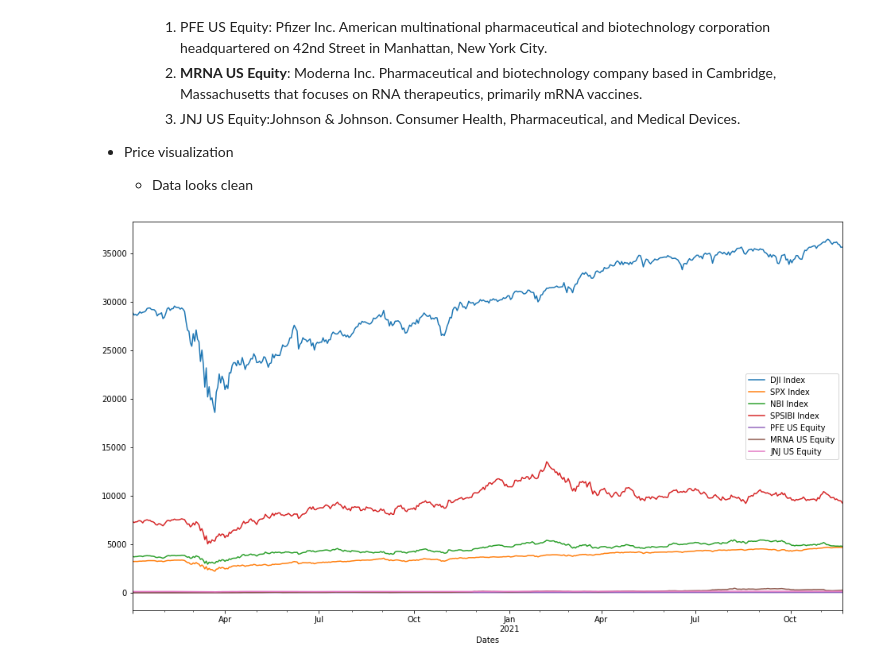
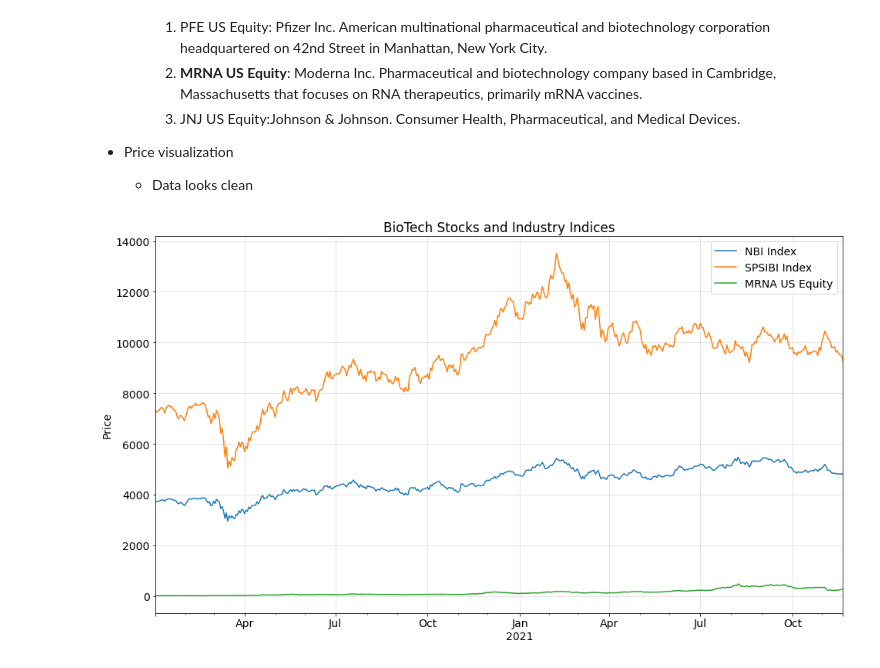
Before and after one commit to type-null/crypto-control, a Jupyter notebook: code/CUSUM4Crypto.ipynb, the cells around one changed output. Drawn from its saved outputs; the diff is of its cells as text; code cells hidden in the pictures.

```diff
--- a/code/CUSUM4Crypto.ipynb
+++ b/code/CUSUM4Crypto.ipynb
@@ -42,3 +63,38 @@ cryptos.head()
+# %%
+from matplotlib.dates import DateFormatter
+plt.rcParams["font.size"] = 14
+def plotPriceWithSignal(df):
+    # optimze looking later
+    plt.plot(df.index,df['price'], c='black')
+    #df.loc[:, 'price'].plot()
+    buy = df.loc[df['signal']==1, 'price']
+    plt.scatter(buy.index, buy, c="green", marker="^", s=150, label="Buy signal")
+    sell = df.loc[df['signal']==-1, 'price']
+    plt.scatter(sell.index, sell, c="r", marker="v", s=150, label="Sell signal")
+    #plt.title("Buy/Sell Signal using CUSUM", fontsize=28, fontname="Times New Roman")
+    plt.legend([coin,'Buy Signal','Sell signal'],loc='best',
+               fontsize=16, facecolor='white', frameon=True, edgecolor='0.6', framealpha=80)
+    plt.xlabel('')
+    plt.ylabel('Price', fontname = 'Times New Roman', fontsize=20)
+    plt.yticks(fontsize=13)
+    #plt.xticks(np.arange(1,1000,1000))
+
+    #set_major_formatter(matplotlib.dates.DateFormatter("%Y"))
+    #X = plt.gca().xaxis
+
+    # Set the locator
+    #locator = mdates.MonthLocator()  # every month
+    # Specify the format - %b gives us Jan, Feb...
+    #fmt = mdates.DateFormatter('%b')
+
+    #X.set_major_locator(locator)
+    # Specify formatter
+    #X.set_major_formatter(fmt)
+    X=plt.gca().xaxis
+    date_form = DateFormatter("%H:%M\n%h-%d")
+    X.set_major_formatter(date_form)
+    plt.grid(alpha=0.4)
+    plt.show()
 # %% [markdown]
 ### Generalized CUSUM filter rule
 
@@ -317,10 +384,15 @@ Adjust biomedical company stock price by biotech indices
     + Data looks clean
 # %%
 securities = pd.read_excel("../data/biostocks.xlsx", parse_dates=True, index_col="Dates")
-securities.plot()
+securities.loc[:, ['NBI Index', 'SPSIBI Index', 'MRNA US Equity']].plot()
+plt.ylabel("Price")
+plt.xlabel("")
+plt.title("BioTech Stocks and Industry Indices")
+plt.legend(loc='best')
+plt.grid(alpha=0.4)
 plt.show()
 # %% [output]
-[figure, old version]
+[figure, new version]
 # %%
 equityTicks = ["PFE US Equity", "MRNA US Equity", "JNJ US Equity"]
 equities = securities.loc[:, equityTicks]
```
Also changed, not shown: parts of 104 cells of this notebook, 6 other files.
